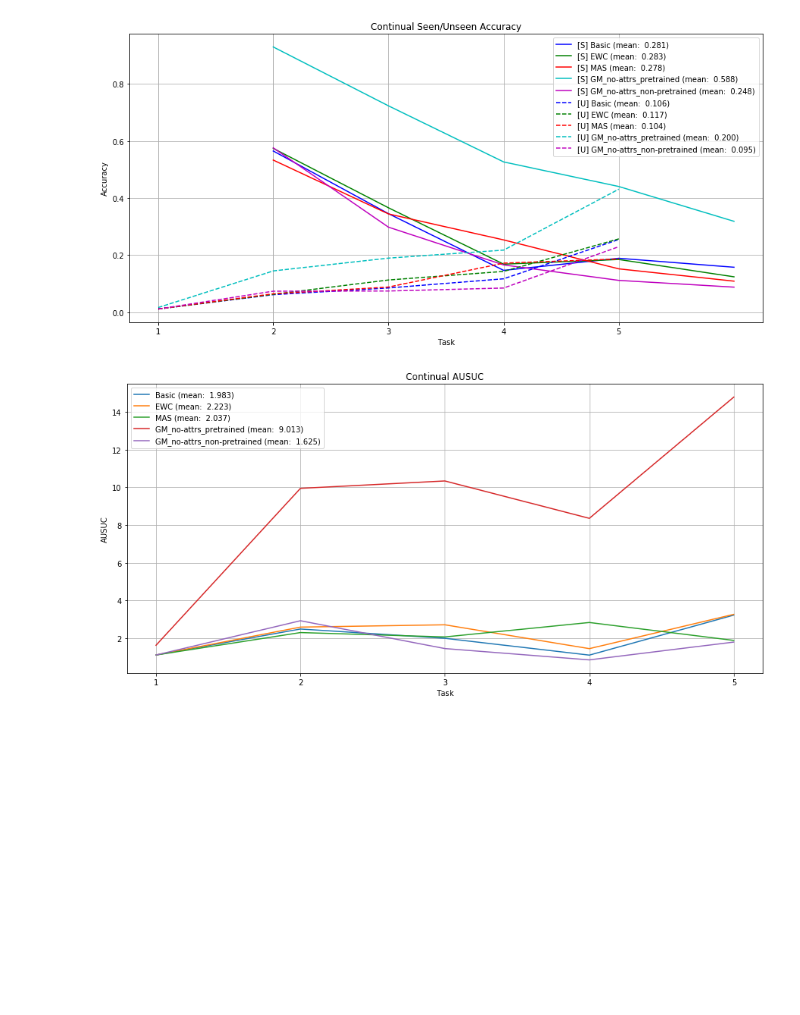
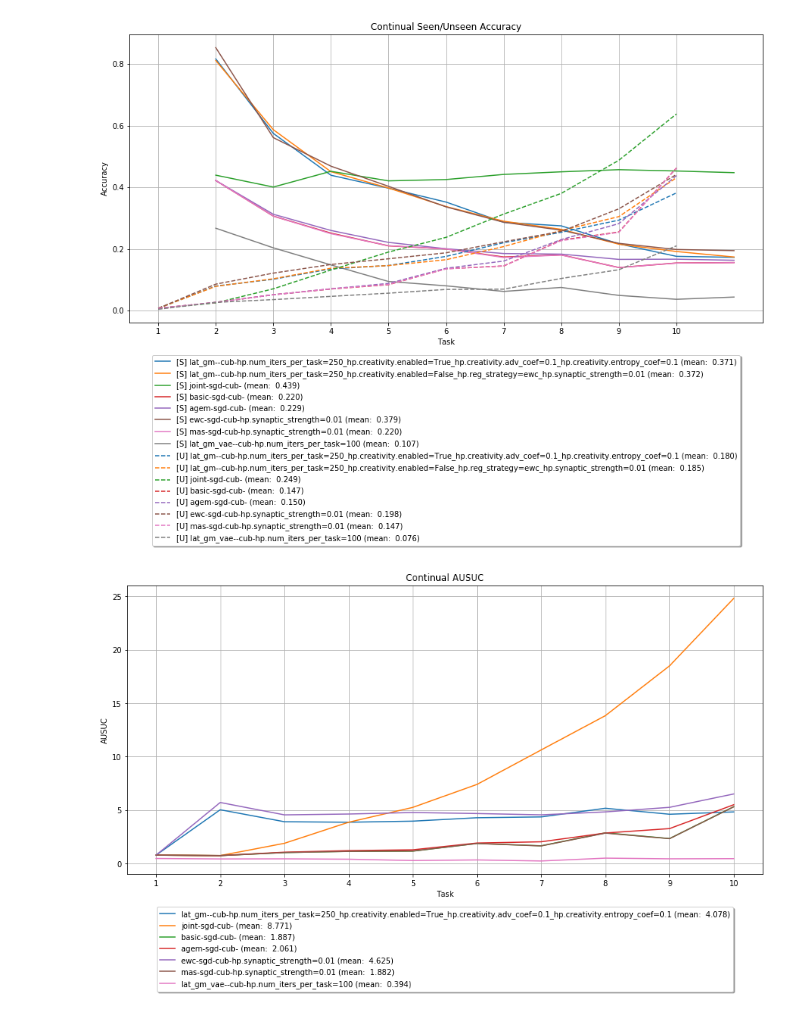
Before and after one commit to universome/class-norm, a Jupyter notebook: notebooks/visualization.ipynb, the cells around one changed output. Saved outputs shown, nothing was run; the diff lists cells and outputs as text; code cells hidden in the pictures; blank space fills up the shorter version.

Commit message:
feat: redo plots

```diff
--- a/notebooks/visualization.ipynb
+++ b/notebooks/visualization.ipynb
@@ -26,18 +26,29 @@ dataset, tasks = 'cub', np.arange(1, 11)
 
 experiments_dir = '../experiments'
 find_exps = lambda prefix: [e for e in os.listdir(experiments_dir) if e.startswith(prefix)]
-method_to_prefix = {
-    'Basic': f'basic-{dataset}',
-    'Joint': f'joint-{dataset}',
-    'EWC': f'ewc-{dataset}',
-    'MAS': f'mas-{dataset}',
-    'A-GEM': f'agem-{dataset}',
-    'GM_attrs_pretrained': f'lat_gm-{dataset}_attrs-in-gen',
-    #'GM_attrs_non-pretrained': f'lat_gm-{dataset}_attrs-in-gen_non-pretrained',
-    'GM_no-attrs_pretrained': f'lat_gm-{dataset}_no-attrs-in-gen',
-    #'GM_no-attrs_non-pretrained': f'lat_gm-{dataset}_no-attrs-in-gen_non-pretrained',
-}
-methods, prefixes = zip(*method_to_prefix.items())
+# method_to_prefix = {
+#     'Basic': f'basic-{dataset}',
+#     'Joint': f'joint-{dataset}',
+#     'EWC': f'ewc-{dataset}',
+#     'MAS': f'mas-{dataset}',
+#     'A-GEM': f'agem-{dataset}',
+#     'GM_attrs_pretrained': f'lat_gm-{dataset}_attrs-in-gen',
+#     #'GM_attrs_non-pretrained': f'lat_gm-{dataset}_attrs-in-gen_non-pretrained',
+#     'GM_no-attrs_pretrained': f'lat_gm-{dataset}_no-attrs-in-gen',
+#     #'GM_no-attrs_non-pretrained': f'lat_gm-{dataset}_no-attrs-in-gen_non-pretrained',
+# }
+# methods, prefixes = zip(*method_to_prefix.items())
+# methods = [m[:-8] for m in os.listdir(experiments_dir) if not 'awa' in m and (not 'lat_gm' in m or 'lat_gm_vae' in m or '.adv_coef=0.1_' in m)]
+methods = [
+ 'lat_gm--cub-hp.num_iters_per_task=250_hp.creativity.enabled=True_hp.creativity.adv_coef=0.1_hp.creativity.entropy_coef=0.1',
+ 'lat_gm--cub-hp.num_iters_per_task=250_hp.creativity.enabled=False_hp.reg_strategy=ewc_hp.synaptic_strength=0.01',
+ 'joint-sgd-cub-',
+ 'basic-sgd-cub-',
+ 'agem-sgd-cub-',
+ 'ewc-sgd-cub-hp.synaptic_strength=0.01',
+ 'mas-sgd-cub-hp.synaptic_strength=0.01',
+ 'lat_gm_vae--cub-hp.num_iters_per_task=100']
+prefixes = methods
 exps = {m: find_exps(p) for m, p in zip(methods, prefixes)}
 
 exps = {m: [e for e in exps[m] if os.path.exists(f'{experiments_dir}/{e}/custom_data/logits_history.npy')] for m in exps}
@@ -66,29 +79,30 @@ plt.grid()
 # %%
 from matplotlib.colors import BASE_COLORS
 
-colors = list(BASE_COLORS.keys())
+# colors = list(BASE_COLORS.keys())
+colors = plt.rcParams['axes.prop_cycle'].by_key()['color']
 
 plt.figure(figsize=(15, 7))
 plt.title('Continual Seen/Unseen Accuracy')
 
 for i, method in enumerate(methods):
     values = [compute_seen_classes_acc_history(l[1:], t, c) for l, t, c in zip(logits_histories[method], targets[method], class_splits[method])]
     values_avg = np.array(values).mean(0)
-    plt.plot(tasks + 1, values_avg, label=f'[S] {method} (mean: {values_avg.mean(): .3f})', color=colors[i])
+    plt.plot(tasks + 1, values_avg, label=f'[S] {method} (mean: {values_avg.mean(): .3f})', color=colors[i % len(colors)])
     #plt.plot(tasks, values_avg, label=f'[S] {method} (mean: {values_avg.mean(): .3f})')
 
 for i, method in enumerate(methods):
     values = [compute_unseen_classes_acc_history(l, t, c) for l, t, c in zip(logits_histories[method], targets[method], class_splits[method])]
     values_avg = np.array(values).mean(0)
-    plt.plot(tasks, values_avg, '--', label=f'[U] {method} (mean: {values_avg.mean(): .3f})', color=colors[i])
+    plt.plot(tasks, values_avg, '--', label=f'[U] {method} (mean: {values_avg.mean(): .3f})', color=colors[i % len(colors)])
 
-plt.legend()
+plt.legend(loc='upper center', bbox_to_anchor=(0.5, -0.1), fancybox=True, shadow=True)
 plt.xlabel('Task')
 plt.ylabel('Accuracy')
 plt.xticks(tasks)
 plt.grid()
 # %% [output]
-[figure, old version]
+[figure, new version]
 # %%
 plt.figure(figsize=(15, 7))
 plt.title('Continual AUSUC')
@@ -98,13 +112,13 @@ for method in methods:
     values_avg = np.array(values).mean(0)
     plt.plot(tasks, values_avg, label=f'{method} (mean: {values_avg.mean(): .3f})')
 
-plt.legend()
+plt.legend(loc='upper center', bbox_to_anchor=(0.5, -0.1), fancybox=True, shadow=True)
 plt.xlabel('Task')
 plt.ylabel('AUSUC')
 plt.xticks(tasks)
 plt.grid()
 # %% [output]
-[figure, old version]
+[figure, new version]
 # %%
 plt.figure(figsize=(15, 7))
 plt.title('Joint accuracy across time')
```
Also changed, not shown: parts of 5 cells of this notebook.
